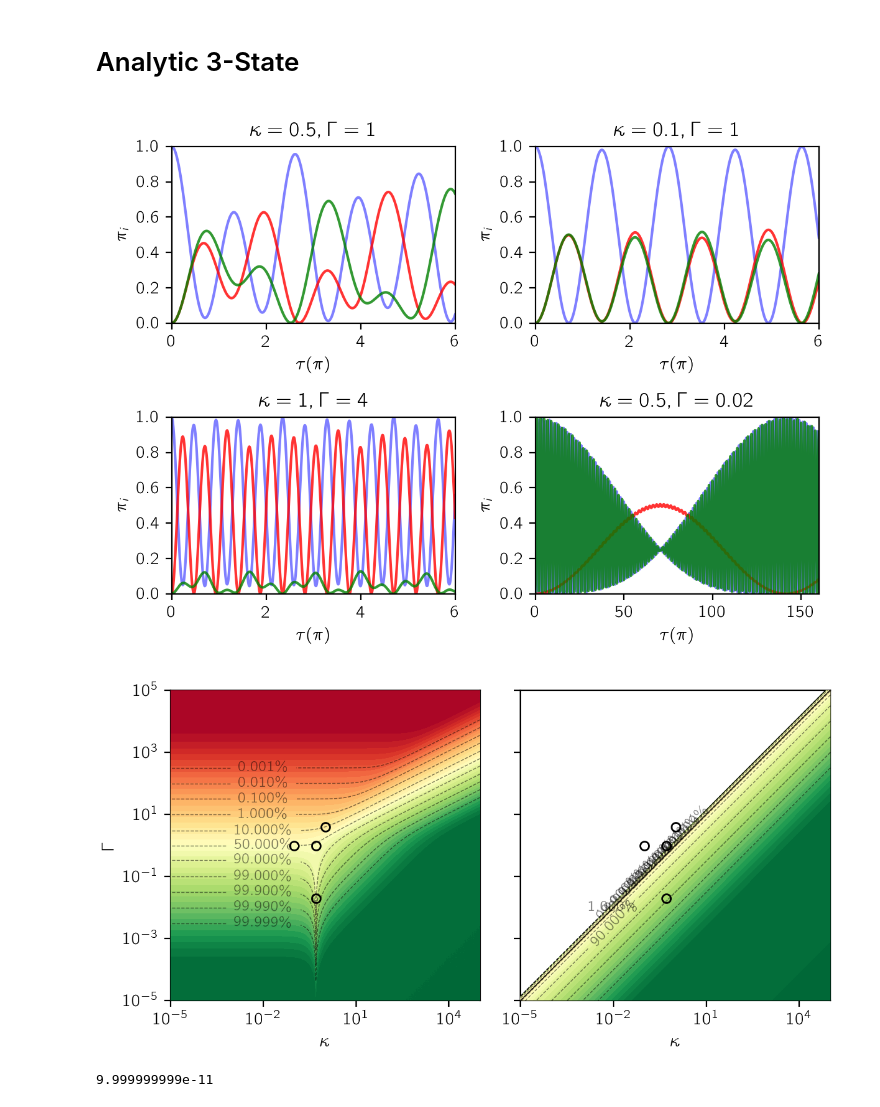
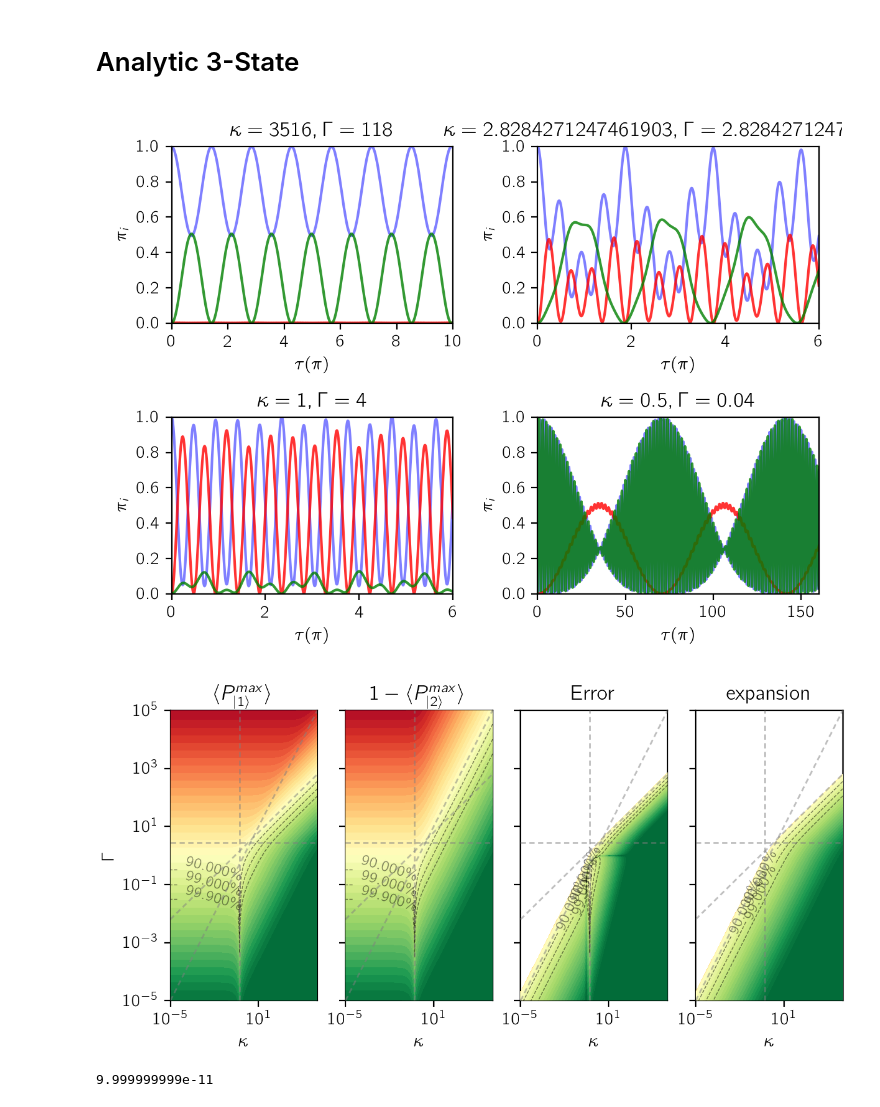
Before and after one commit to tomhepz/MolecularEnergyLevels, a Jupyter notebook: notebooks/rabi.ipynb, the cells around one changed output. Drawn from its saved outputs; the diff is of its cells as text; code cells hidden in the pictures.

```diff
--- a/notebooks/rabi.ipynb
+++ b/notebooks/rabi.ipynb
@@ -164,7 +164,7 @@ Text(0, 0.5, '$\\pi_2$')
 # %% [markdown]
 # Analytic 3-State
 # %%
-example_points = [(0.5,1,3),(0.1,1,3),(1,4,3),(0.5,0.02,80)]
+example_points = [(3516,118,5),(2**1.5,2**1.5,3),(1,4,3),(0.5,0.04,80)]
 # %%
 fig, axs = plt.subplots(2,2,figsize=(6,4.5))
 
@@ -221,10 +221,13 @@ for i,(k,g,p) in enumerate(example_points):
 
 # fig.savefig('../images/4-panel-3-state-evolution.pdf')
 # %% [output]
-[figure, old version]
+[figure, new version]
 # %%
 def twice_average_fidelity(k,g):
     return ((1 + g**2)**2 + 8*k**2*(-1 + 2*g**2) + 16*k**4)/((1 + g**2)**3 + (-8 + 20*g**2 + g**4)*k**2 + 16*k**4)
+
+def minus_fidelity(k,g):
+    return 1-((g**2 * ((1+g**2)**2 + 12*k**2))/((1+g**2)**3 + (-8 + 20*g**2 + g**4)*k**2 + 16*k**4))
 
 def maximum_fidelity(k,g):
     phi = np.arccos((k*(18-9*g**2-8*k**2))/(3+3*g**2+4*k**2)**(3/2))/3
@@ -249,47 +252,65 @@ gs = np.logspace(*g_exp_range,1000)
 ks, gs = np.meshgrid(ks,gs)
 
 twice_average_fidelities = twice_average_fidelity(ks,gs)
+minus_fidelities = minus_fidelity(ks,gs)
 # maximum_fidelities = maximum_fidelity(ks,gs)
 maximum_fidelities = np.abs((1-(gs/ks)**2))
+perturbation_fidelities = 1-(gs**2)*((1-2*1*ks+ks**2)/(1-2*ks**2+ks**4))
+
+g2 = gs**2
+k2 = ks**2
+expansion_fidelities = 1 - (4*g2+g2**2)/(16*k2) #- (g2)/(4*k2) - (g2**2)/(16*k2)# - (3*g2)/(16*k2**2) + (5*g2**2)/(32*k2**2)
+# expansion_fidelities = 1 - (g2/(k2))
+
+difference = 1-np.abs((twice_average_fidelities-expansion_fidelities))
 # %%
-fig, (axl,axr) = plt.subplots(1,2,figsize=(6,3),sharey=True,constrained_layout=True)
+fig, (axl,axm,axr,axr2) = plt.subplots(1,4,figsize=(6,3),sharey=True,sharex=True,constrained_layout=True)
 
-Norm  = colors.Normalize(vmin=0, vmax=1)
+Norm  = colors.Normalize(vmin=0, vmax=1, clip=True)
 
-noted_levels=[0.00001,0.0001,0.001,0.01,0.1,0.5,0.9,0.99,0.999,0.9999,0.99999]
+# noted_levels=[0.00001,0.0001,0.001,0.01,0.1,0.5,0.9,0.99,0.999,0.9999,0.99999]
+noted_levels=[0.9,0.99,0.999]
 
 
 
 axl.set_ylabel('$\Gamma$')
-for ax, fidelities in [(axl,twice_average_fidelities),(axr,maximum_fidelities)]:
+for ax, fidelities,title in [(axl,twice_average_fidelities,r"$\langle P^{max}_{|1\rangle}\rangle$"),(axm,minus_fidelities,r"$1-\langle P^{max}_{|2\rangle}\rangle$"),(axr,difference,"Error"),(axr2,expansion_fidelities,"expansion")]:
     ax.set_xscale('log')
     ax.set_yscale('log')
     ax.set_xlim(10**k_exp_range[0],10**k_exp_range[1])
     ax.set_ylim(10**g_exp_range[0],10**g_exp_range[1])
     ax.set_xlabel('$\kappa$')
 
-    k=7
+    k=10
     normalised_fidelies = (np.log10(1/(1 - (1 - 10**(-k))*fidelities - 0.5*10**(-k)) - 1))/(2*np.log10(2*10**k - 1)) + 1/2
-    cf = ax.contourf(ks,gs,normalised_fidelies,10,cmap='RdYlGn',norm=Norm,alpha=1,zorder=-10)
+    # cf = ax.contourf(ks,gs,normalised_fidelies,10,cmap='RdYlGn',norm=Norm,alpha=1,zorder=-10)
     cf = ax.contourf(ks,gs,normalised_fidelies,40,cmap='RdYlGn',norm=Norm,alpha=1,zorder=10)
     CS1 = ax.contour(ks,gs,fidelities,noted_levels, colors='k',linestyles='dashed',linewidths=0.5,alpha=0.5,zorder=20)
 
     fmt = {}
     strs = [f"{n*100:.3f}\%" for n in noted_levels]
     for l, s in zip(CS1.levels, strs):
         fmt[l] = s
 
     labelpositions = [(0.01,np.sqrt(1/n-1)) for n in noted_levels]
     ax.clabel(CS1, CS1.levels, fmt=fmt,manual=labelpositions,fontsize='small')
+    ax.set_title(title)
 
-    for k,g,_ in example_points:
-        ax.plot(k, g, 'ko',markersize=5,zorder=100,mfc='none')
+    ax.axhline(2**1.5,zorder=50,color='grey',linewidth=1,dashes=(3,2),alpha=0.5)
+    ax.axvline(0.5,zorder=50,color='grey',linewidth=1,dashes=(3,2),alpha=0.5)
+
+    ax.plot([10**k_exp_range[0],10**k_exp_range[1]],[2*(10**k_exp_range[0])**0.5,2*(10**k_exp_range[1])**0.5],zorder=100,color='grey',linewidth=1,dashes=(3,2),alpha=0.5)
+    ax.plot([10**k_exp_range[0],10**k_exp_range[1]],[10**k_exp_range[0],10**k_exp_range[1]],zorder=100,color='grey',linewidth=1,dashes=(3,2),alpha=0.5)
+
+
+#     for k,g,_ in example_points:
+#         ax.plot(k, g, 'ko',markersize=5,zorder=100,mfc='none')
 
 
 
 fig.savefig('../images/3-level-phase.pdf')
 # %% [output]
-[figure, old version]
+[figure, new version]
 # %%
 twice_average_fidelities[999,0]
 # %% [output]
```
Also changed, not shown: parts of 4 cells of this notebook, 23 other files.
